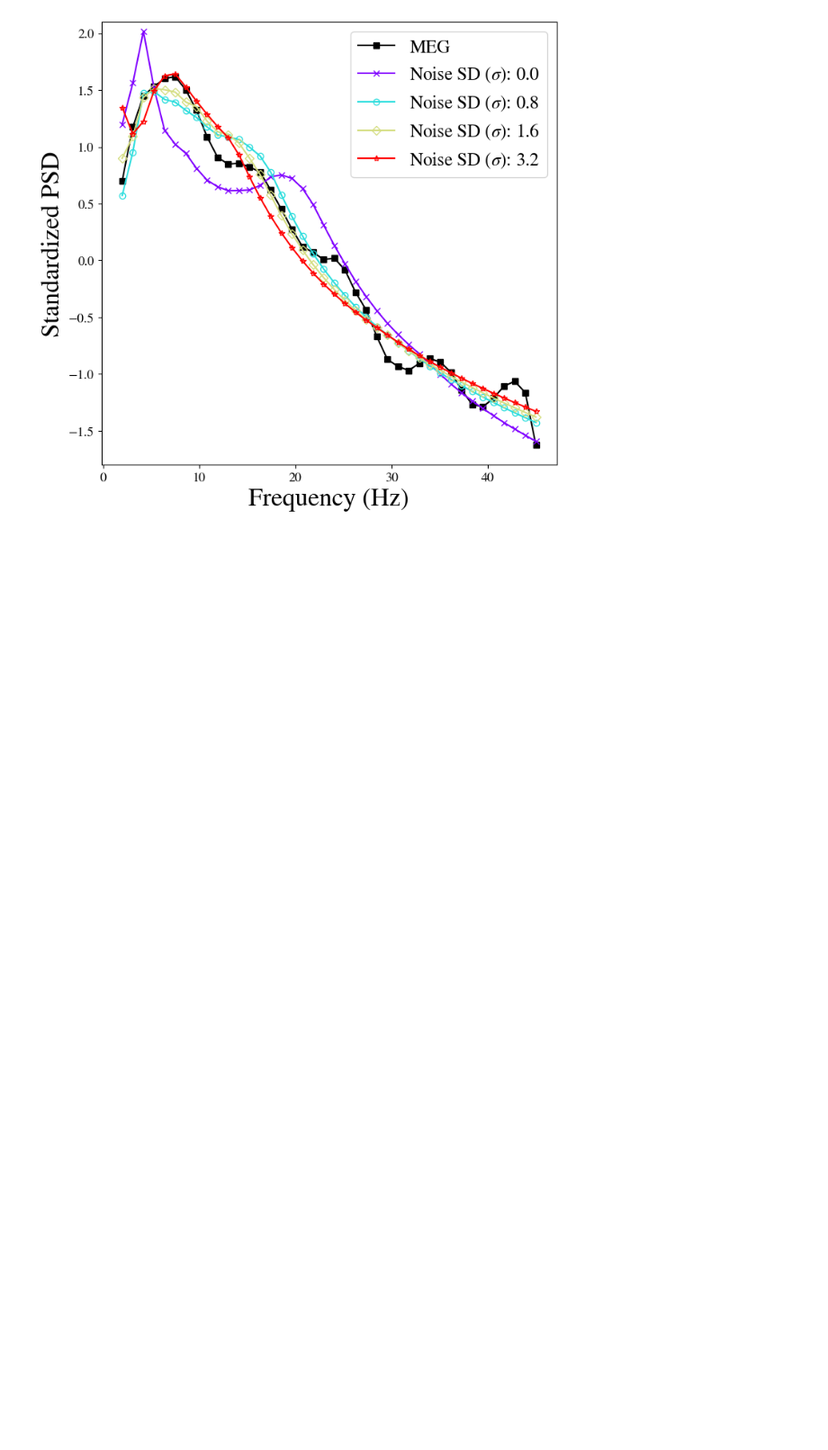
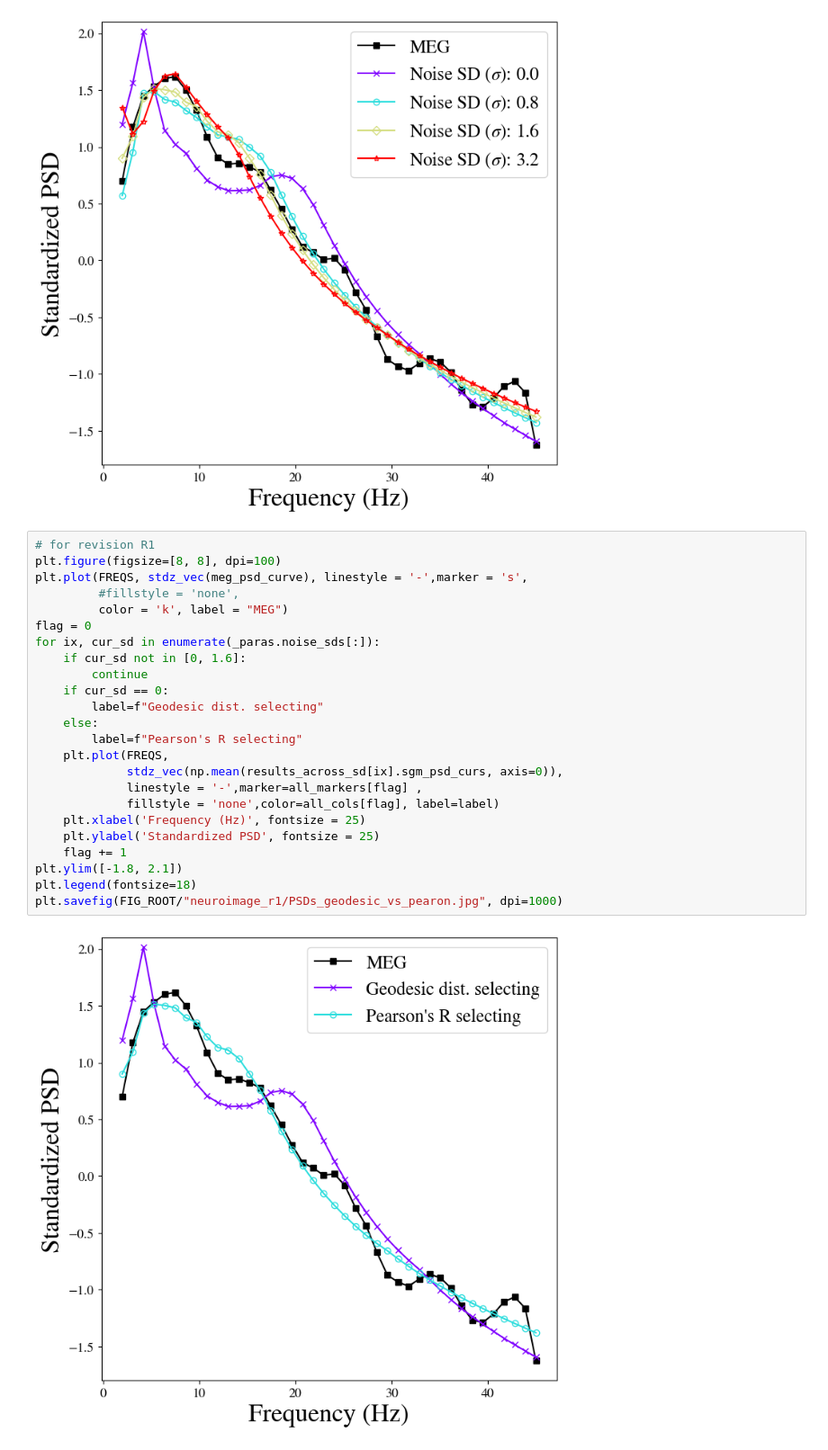
Before and after one commit to JINhuaqing/SBI-SGM, a Jupyter notebook: notebooks/new_bds/results_analysis_SD.ipynb, the cells around one changed output. Shown at 90% size. Saved outputs shown, nothing was run; the diff lists cells and outputs as text; blank space fills up the shorter version.

```diff
--- a/notebooks/new_bds/results_analysis_SD.ipynb
+++ b/notebooks/new_bds/results_analysis_SD.ipynb
@@ -326,3 +351,29 @@ plt.legend(fontsize=18)
 plt.savefig(FIG_ROOT/"newbds_tuningSD_overall_PSDs.jpg", dpi=1000)
 # %% [output]
 [figure]
+# %%
+# for revision R1
+plt.figure(figsize=[8, 8], dpi=100)
+plt.plot(FREQS, stdz_vec(meg_psd_curve), linestyle = '-',marker = 's',
+         #fillstyle = 'none',
+         color = 'k', label = "MEG")
+flag = 0
+for ix, cur_sd in enumerate(_paras.noise_sds[:]):
+    if cur_sd not in [0, 1.6]:
+        continue
+    if cur_sd == 0:
+        label=f"Geodesic dist. selecting"
+    else:
+        label=f"Pearson's R selecting"
+    plt.plot(FREQS,
+             stdz_vec(np.mean(results_across_sd[ix].sgm_psd_curs, axis=0)),
+             linestyle = '-',marker=all_markers[flag] ,
+             fillstyle = 'none',color=all_cols[flag], label=label)
+    plt.xlabel('Frequency (Hz)', fontsize = 25)
+    plt.ylabel('Standardized PSD', fontsize = 25)
+    flag += 1
+plt.ylim([-1.8, 2.1])
+plt.legend(fontsize=18)
+plt.savefig(FIG_ROOT/"neuroimage_r1/PSDs_geodesic_vs_pearon.jpg", dpi=1000)
+# %% [output]
+[figure, added]
```
Also changed, not shown: parts of 11 cells of this notebook, 6 other files.
